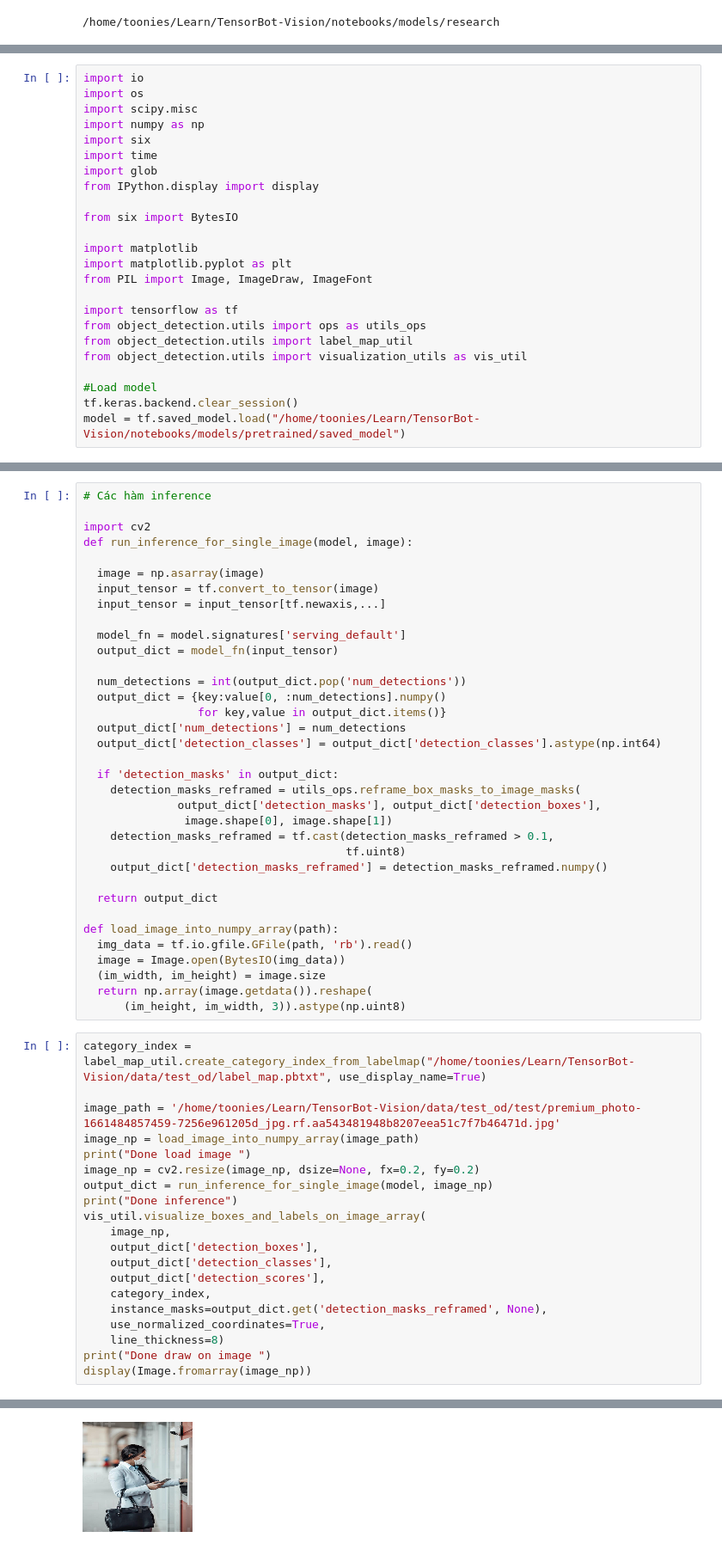
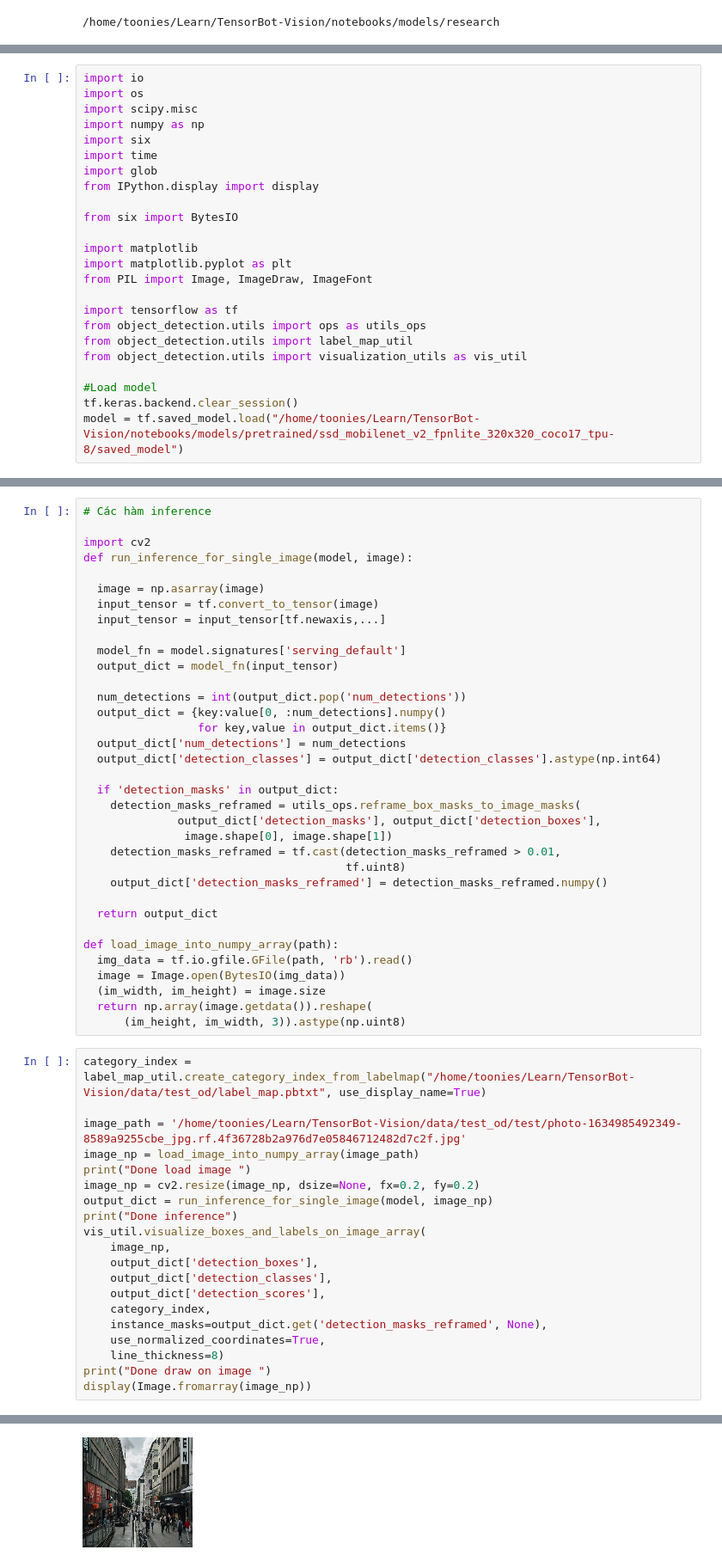
Before and after one commit to tooniesnguyen/TensorBot_CV, a Jupyter notebook: notebooks/Mobilenet.ipynb, the cells around one changed output, grey strips where cells are left out. Shown at 86% size. Drawn from its saved outputs; the diff is of its cells as text.

```diff
--- a/notebooks/Mobilenet.ipynb
+++ b/notebooks/Mobilenet.ipynb
@@ -218,5 +216,5 @@ from object_detection.utils import visualization_utils as vis_util
 
 #Load model
 tf.keras.backend.clear_session()
-model = tf.saved_model.load("/home/toonies/Learn/TensorBot-Vision/notebooks/models/pretrained/saved_model")
+model = tf.saved_model.load("/home/toonies/Learn/TensorBot-Vision/notebooks/models/pretrained/ssd_mobilenet_v2_fpnlite_320x320_coco17_tpu-8/saved_model")
 # %% [output]
@@ -251,7 +249,7 @@ def run_inference_for_single_image(model, image):
     detection_masks_reframed = utils_ops.reframe_box_masks_to_image_masks(
               output_dict['detection_masks'], output_dict['detection_boxes'],
                image.shape[0], image.shape[1])
-    detection_masks_reframed = tf.cast(detection_masks_reframed > 0.1,
+    detection_masks_reframed = tf.cast(detection_masks_reframed > 0.01,
                                        tf.uint8)
     output_dict['detection_masks_reframed'] = detection_masks_reframed.numpy()
 
@@ -266,25 +264,25 @@ def load_image_into_numpy_array(path):
 # %%
 category_index = label_map_util.create_category_index_from_labelmap("/home/toonies/Learn/TensorBot-Vision/data/test_od/label_map.pbtxt", use_display_name=True)
 
-image_path = '/home/toonies/Learn/TensorBot-Vision/data/test_od/test/premium_photo-1661484857459-7256e961205d_jpg.rf.aa543481948b8207eea51c7f7b46471d.jpg'
+image_path = '/home/toonies/Learn/TensorBot-Vision/data/test_od/test/photo-1634985492349-8589a9255cbe_jpg.rf.4f36728b2a976d7e05846712482d7c2f.jpg'
 image_np = load_image_into_numpy_array(image_path)
 print("Done load image ")
 image_np = cv2.resize(image_np, dsize=None, fx=0.2, fy=0.2)
 output_dict = run_inference_for_single_image(model, image_np)
 print("Done inference")
 vis_util.visualize_boxes_and_labels_on_image_array(
     image_np,
     output_dict['detection_boxes'],
     output_dict['detection_classes'],
     output_dict['detection_scores'],
     category_index,
     instance_masks=output_dict.get('detection_masks_reframed', None),
     use_normalized_coordinates=True,
     line_thickness=8)
 print("Done draw on image ")
 display(Image.fromarray(image_np))
 # %% [output]
 Done load image
 Done inference
 Done draw on image
-[figure, old version]
+[figure, new version]
```
Also changed, not shown: parts of 6 cells of this notebook, 8 other files.
